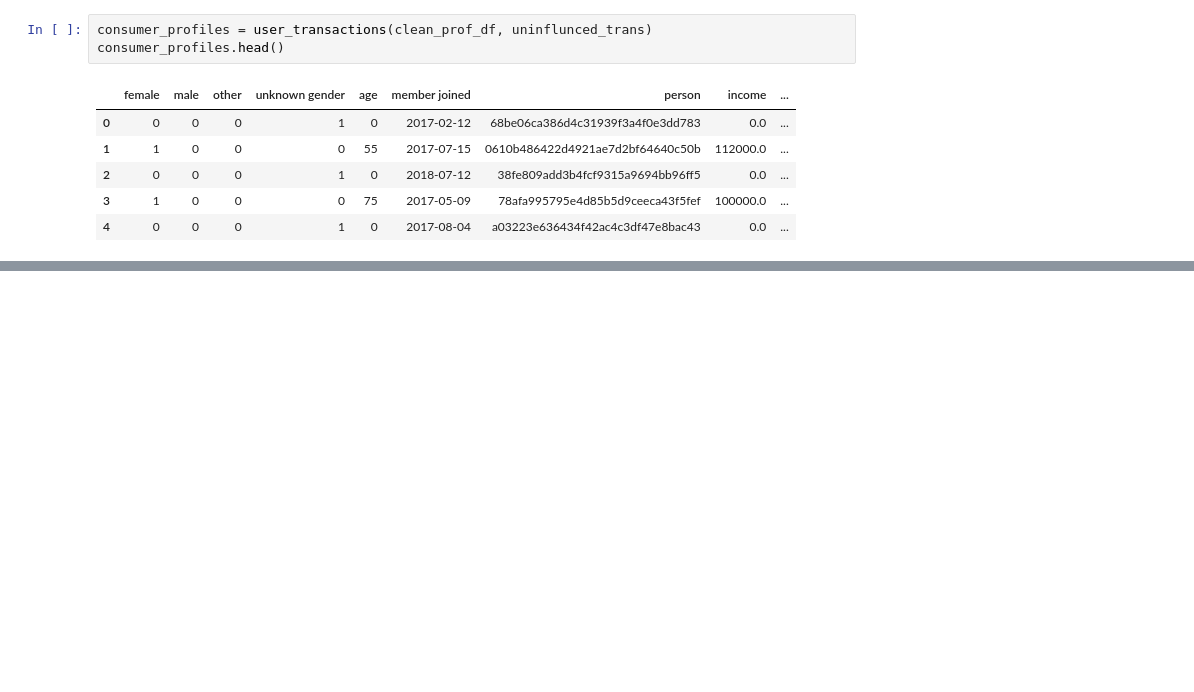
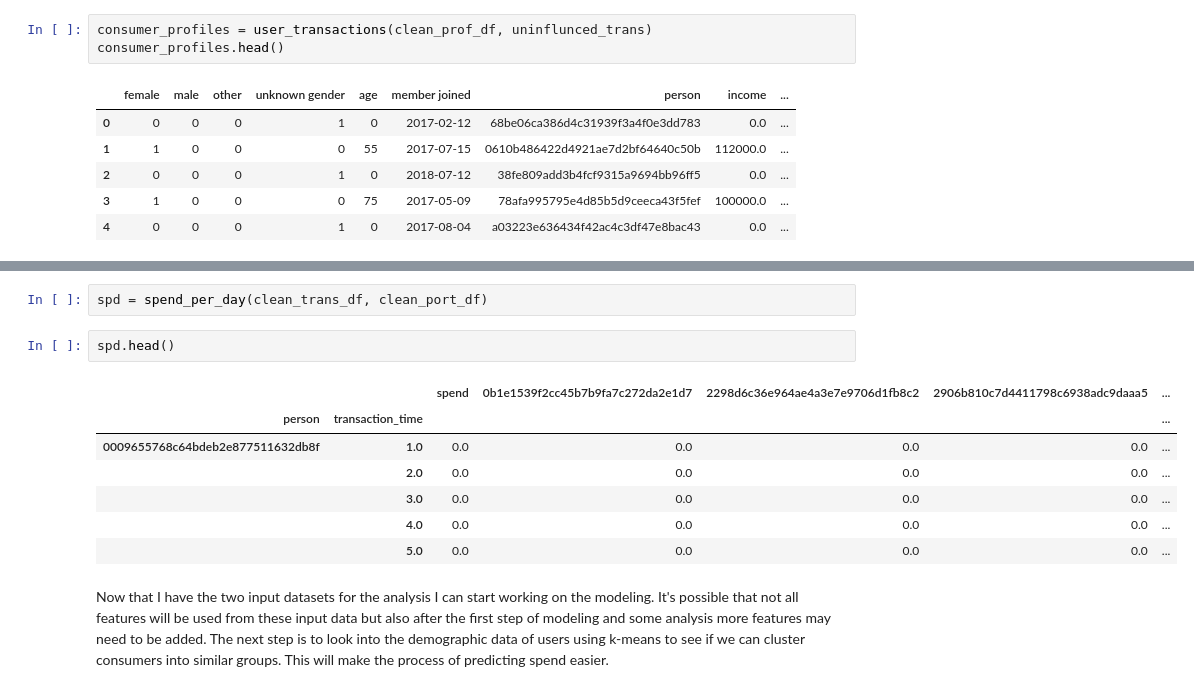
Before and after one commit to WarwickR92/Starbucks-Marketing-Project, a Jupyter notebook: Starbucks Customer Behaviour (Data Cleaning, Formatting & Processing).ipynb, the cells around one changed output, grey strips where cells are left out. Drawn from its saved outputs; the diff is of its cells as text; blank space fills up the shorter version.

Commit message:
demographics model

```diff
--- a/Starbucks Customer Behaviour (Data Cleaning, Formatting & Processing).ipynb
+++ b/Starbucks Customer Behaviour (Data Cleaning, Formatting & Processing).ipynb
@@ -461,0 +523,14 @@ def bogo_filter(inf_bogo, consumer_profiles):
+# %%
+spd = spend_per_day(clean_trans_df, clean_port_df)
+# %%
+spd.head()
+# %% [output]
+|  |  | spend | 0b1e1539f2cc45b7b9fa7c272da2e1d7 | 2298d6c36e964ae4a3e7e9706d1fb8c2 | 2906b810c7d4411798c6938adc9daaa5 | ... |
+| person | transaction_time |  |  |  |  | ... |
+| 0009655768c64bdeb2e877511632db8f | 1.0 | 0.0 | 0.0 | 0.0 | 0.0 | ... |
+|  | 2.0 | 0.0 | 0.0 | 0.0 | 0.0 | ... |
+|  | 3.0 | 0.0 | 0.0 | 0.0 | 0.0 | ... |
+|  | 4.0 | 0.0 | 0.0 | 0.0 | 0.0 | ... |
+|  | 5.0 | 0.0 | 0.0 | 0.0 | 0.0 | ... |
+# %% [markdown]
+Now that I have the two input datasets for the analysis I can start working on the modeling. It's possible that not all features will be used from these input data but also after the first step of modeling and some analysis more features may need to be added. The next step is to look into the demographic data of users using k-means to see if we can cluster consumers into similar groups. This will make the process of predicting spend easier.
```
Also changed, not shown: parts of 21 cells of this notebook, 8 other files.
